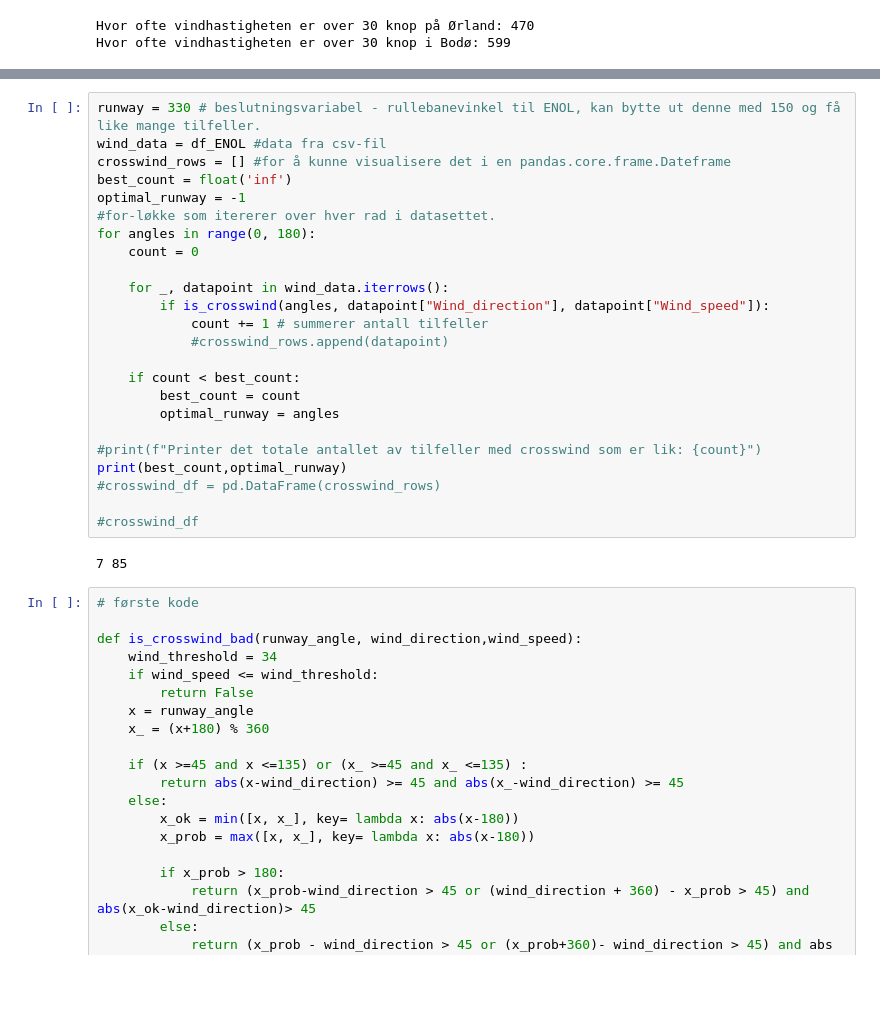
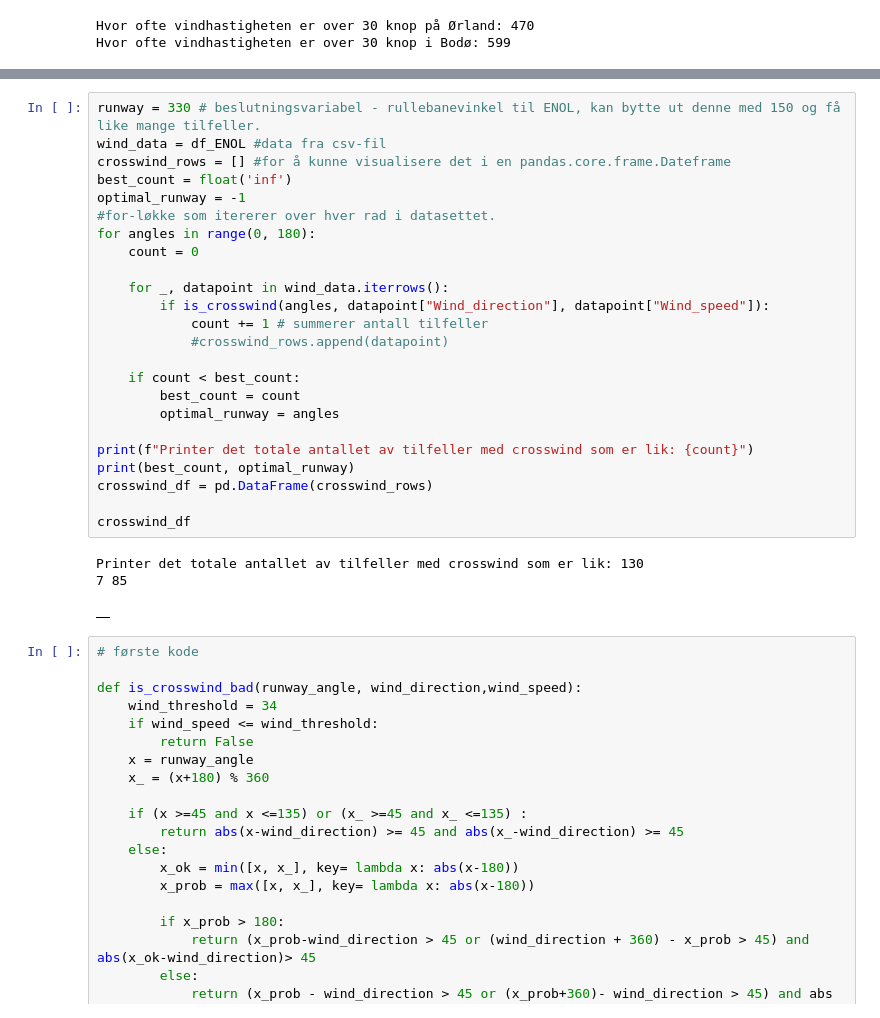
Before and after one commit to oaherrem/Prosjektgruppe55, a Jupyter notebook: proj_environment-main/notebooks/Oppgave_4.ipynb, the cells around one changed output, grey strips where cells are left out. Cells and saved outputs as stored; diff of their text form; blank space fills up the shorter version.

```diff
--- a/proj_environment-main/notebooks/Oppgave_4.ipynb
+++ b/proj_environment-main/notebooks/Oppgave_4.ipynb
@@ -203,29 +251,31 @@ Printer det totale antallet av tilfeller med crosswind som er lik: 84
 # %%
 runway = 330 # beslutningsvariabel - rullebanevinkel til ENOL, kan bytte ut denne med 150 og få like mange tilfeller.
 wind_data = df_ENOL #data fra csv-fil
 crosswind_rows = [] #for å kunne visualisere det i en pandas.core.frame.Dateframe
 best_count = float('inf')
 optimal_runway = -1
 #for-løkke som itererer over hver rad i datasettet.
 for angles in range(0, 180):
     count = 0
 
     for _, datapoint in wind_data.iterrows():
         if is_crosswind(angles, datapoint["Wind_direction"], datapoint["Wind_speed"]):
             count += 1 # summerer antall tilfeller
             #crosswind_rows.append(datapoint)
 
     if count < best_count:
         best_count = count
         optimal_runway = angles
 
-#print(f"Printer det totale antallet av tilfeller med crosswind som er lik: {count}")
-print(best_count,optimal_runway)
-#crosswind_df = pd.DataFrame(crosswind_rows)
+print(f"Printer det totale antallet av tilfeller med crosswind som er lik: {count}")
+print(best_count, optimal_runway)
+crosswind_df = pd.DataFrame(crosswind_rows)
 
-#crosswind_df
+crosswind_df
 # %% [output]
+Printer det totale antallet av tilfeller med crosswind som er lik: 130
 7 85
+|  |
 # %%
 # første kode
 
```
Also changed, not shown: parts of 8 cells of this notebook.
